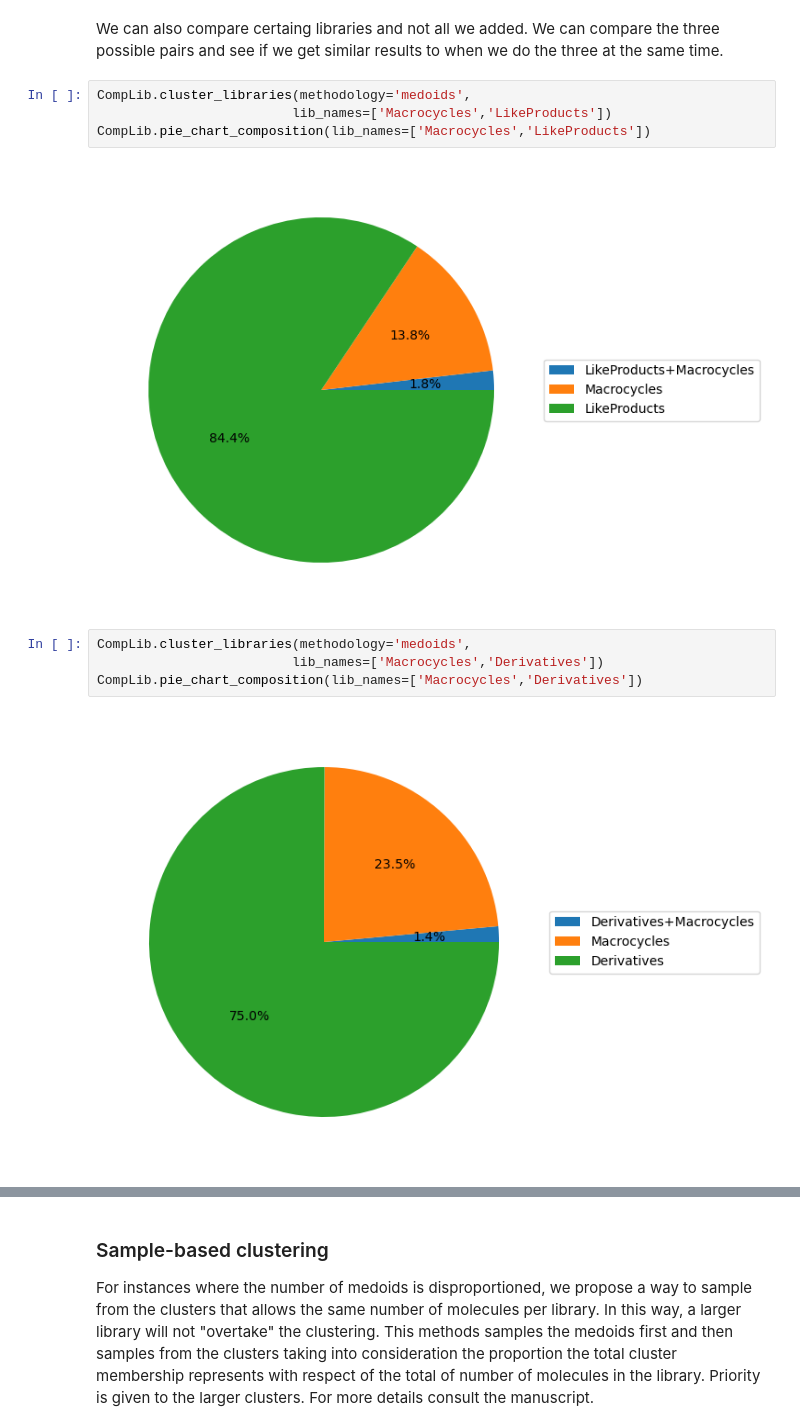
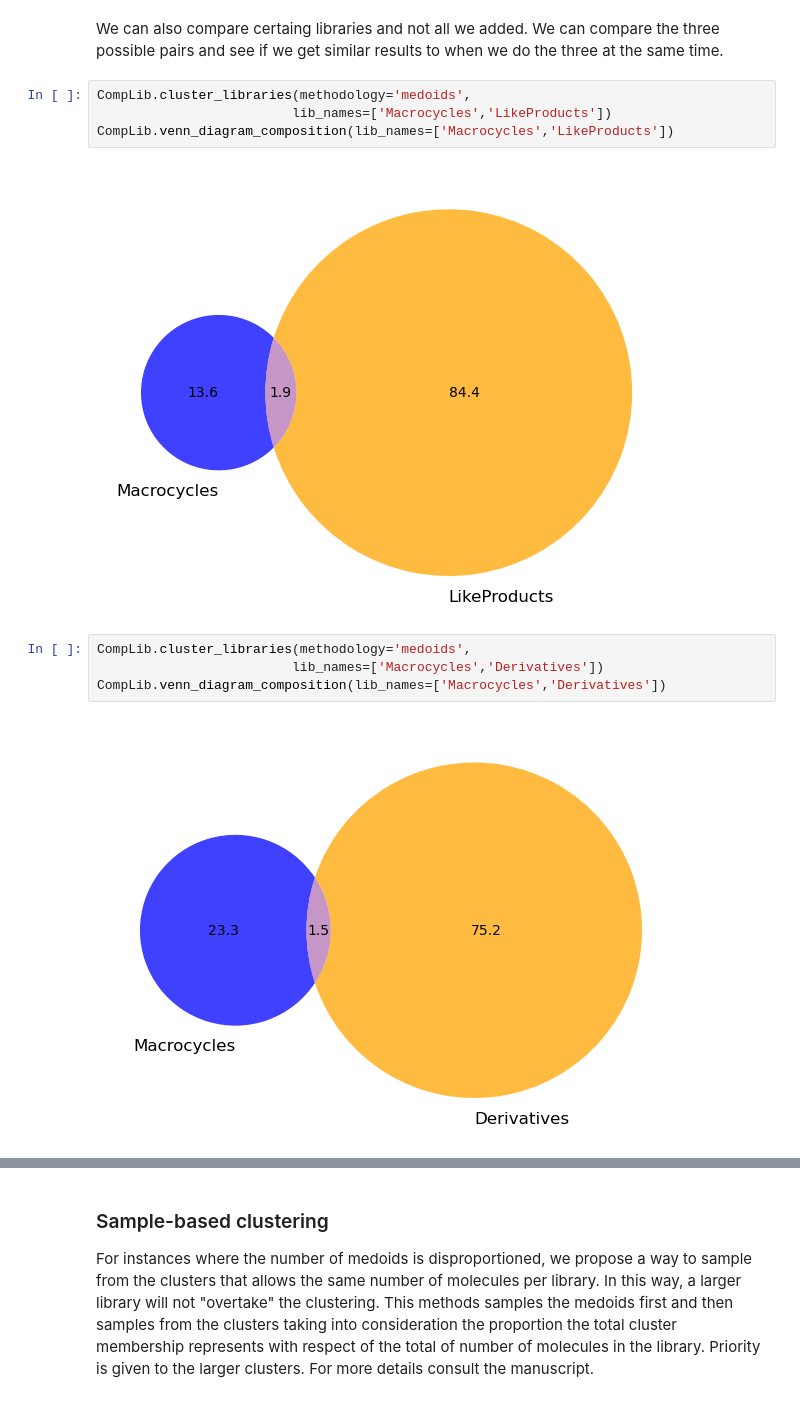
Before and after one commit to mqcomplab/iChem, a Jupyter notebook: scripts/library_compare.ipynb, the cells around one changed output, grey strips where cells are left out. Saved outputs shown, nothing was run; the diff lists cells and outputs as text.

```diff
--- a/scripts/library_compare.ipynb
+++ b/scripts/library_compare.ipynb
@@ -209,15 +209,15 @@ We can also compare certaing libraries and not all we added. We can compare the
 # %%
 CompLib.cluster_libraries(methodology='medoids',
                          lib_names=['Macrocycles','LikeProducts'])
-CompLib.pie_chart_composition(lib_names=['Macrocycles','LikeProducts'])
+CompLib.venn_diagram_composition(lib_names=['Macrocycles','LikeProducts'])
 # %% [output]
-[figure, old version]
+[figure, new version]
 # %%
 CompLib.cluster_libraries(methodology='medoids',
                          lib_names=['Macrocycles','Derivatives'])
-CompLib.pie_chart_composition(lib_names=['Macrocycles','Derivatives'])
+CompLib.venn_diagram_composition(lib_names=['Macrocycles','Derivatives'])
 # %% [output]
-[figure, old version]
+[figure, new version]
 # %%
 CompLib.cluster_libraries(methodology='medoids',
                          lib_names=['LikeProducts','Derivatives'])
```
Also changed, not shown: parts of 8 cells of this notebook, 17 other files.
